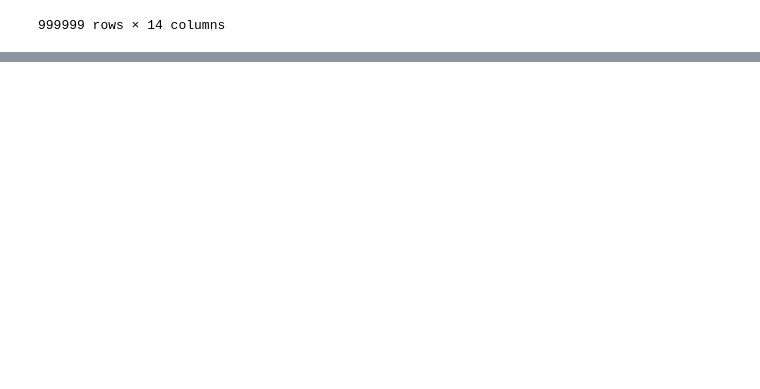
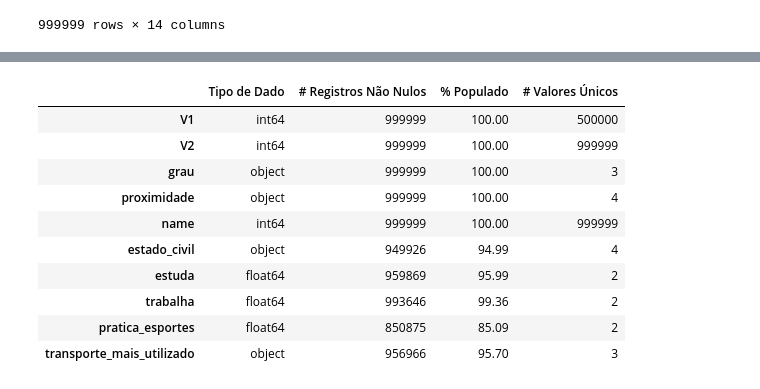
Before and after one commit to vitormarquesds/NEO, a Jupyter notebook: DQR.ipynb, the cells around one changed output, grey strips where cells are left out. Saved outputs shown, nothing was run; the diff lists cells and outputs as text; code cells hidden in the pictures; blank space fills up the shorter version.

```diff
--- a/DQR.ipynb
+++ b/DQR.ipynb
@@ -294,0 +375,21 @@ dataset
+# %%
+# Sumário Estatístico dos Dados Categóricos
+summary_cat3 = pd.DataFrame(index = df_cat3.columns)
+summary_cat3['Tipo de Dado '] = df_cat3.dtypes.values
+summary_cat3['# Registros Não Nulos'] = df_cat3.count().values
+summary_cat3['% Populado'] = round(summary_cat3['# Registros Não Nulos'] / df_cat3.shape[0] * 100, 2)
+summary_cat3['# Valores Únicos'] = df_cat3.nunique().values
+
+summary_cat3
+# %% [output]
+|  | Tipo de Dado | # Registros Não Nulos | % Populado | # Valores Únicos |
+| V1 | int64 | 999999 | 100.00 | 500000 |
+| V2 | int64 | 999999 | 100.00 | 999999 |
+| grau | object | 999999 | 100.00 | 3 |
+| proximidade | object | 999999 | 100.00 | 4 |
+| name | int64 | 999999 | 100.00 | 999999 |
+| estado_civil | object | 949926 | 94.99 | 4 |
+| estuda | float64 | 959869 | 95.99 | 2 |
+| trabalha | float64 | 993646 | 99.36 | 2 |
+| pratica_esportes | float64 | 850875 | 85.09 | 2 |
+| transporte_mais_utilizado | object | 956966 | 95.70 | 3 |
```
Also changed, not shown: parts of 13 cells of this notebook.
